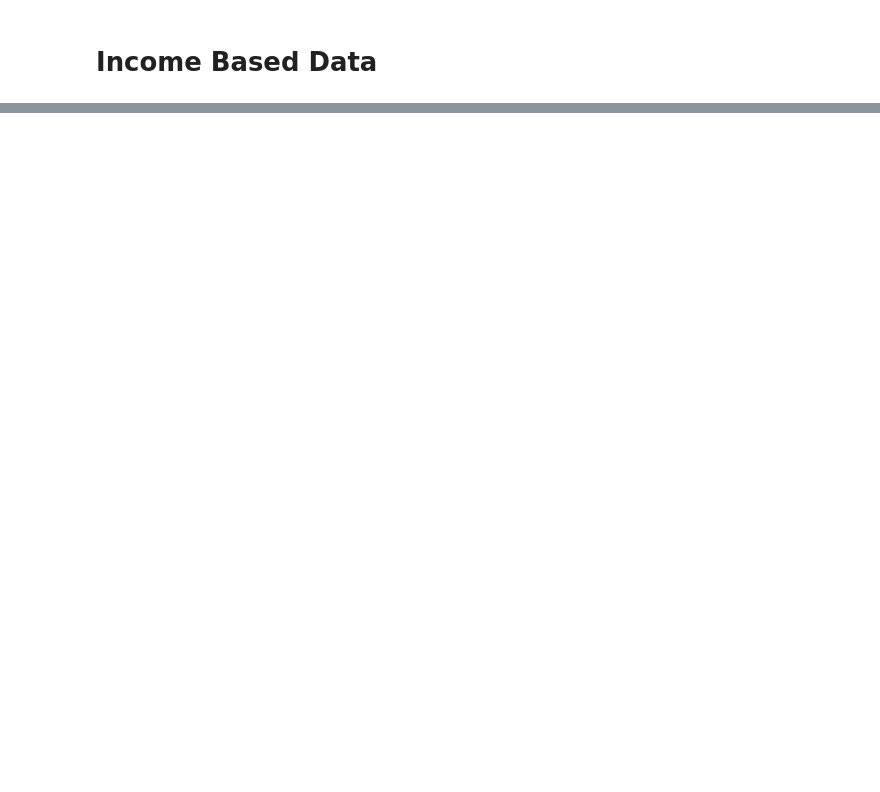
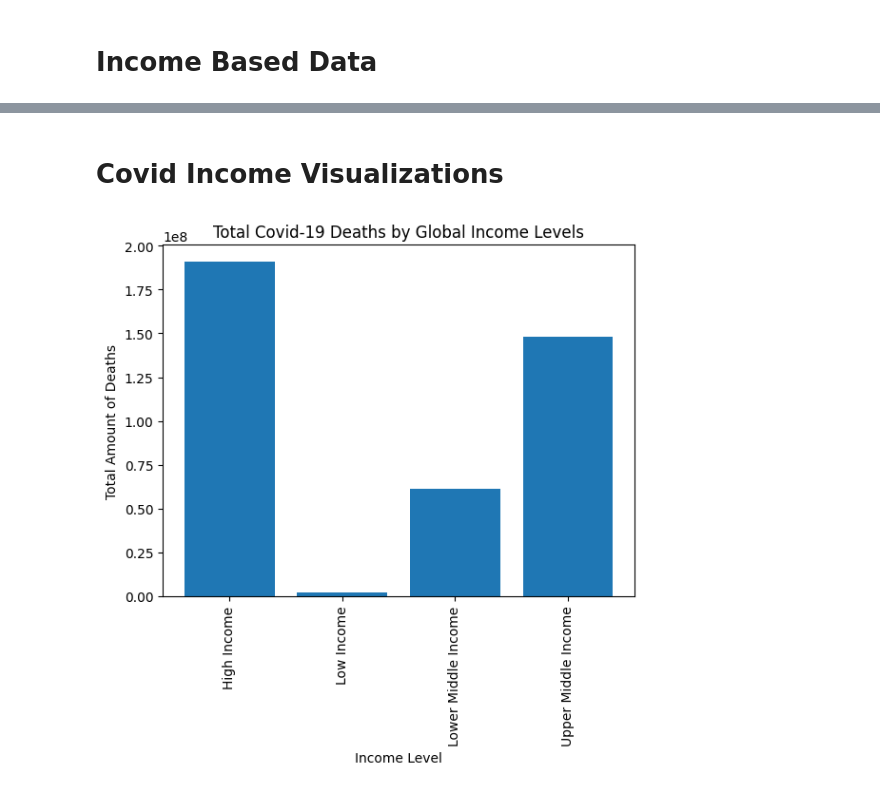
Before and after one commit to fow-jor08/Covid-19, a Jupyter notebook: Covid_19_Data_Set_Jordan_Fowler.ipynb, the cells around one changed output, grey strips where cells are left out. Saved outputs shown, nothing was run; the diff lists cells and outputs as text; code cells hidden in the pictures; blank space fills up the shorter version.

```diff
--- a/Covid_19_Data_Set_Jordan_Fowler.ipynb
+++ b/Covid_19_Data_Set_Jordan_Fowler.ipynb
@@ -131,3 +132,6 @@ covid_death_df.head()
 | Andorra | 0 | 0 | 0 | 0 | 0 | 0 | 0 | 0 | 0 | 0 | ... |
 | Angola | 0 | 0 | 0 | 0 | 0 | 0 | 0 | 0 | 0 | 0 | ... |
 5 rows × 366 columns
+# %%
+covid_death_df.rename(index={'Korea, North': 'North Korea', "Korea, South": "South Korea","Taiwan*":"Taiwan", "US":"United States"}, inplace=True)
+print(covid_death_df.head())
@@ -467,0 +342,4 @@ Zimbabwe }
+# %%
+covid_death_df["Income"]=covid_death_df.index.map(income_dict)
+death_by_income=covid_death_df.groupby("Income").sum().sum(axis=1)
+death_by_income
@@ -467,0 +366,12 @@ Zimbabwe }
+# %% [markdown]
+# Covid Income Visualizations
+# %%
+#Income vs Total Death
+plt.bar(death_by_income.index, death_by_income.values)
+plt.xlabel("Income Level")
+plt.ylabel("Total Amount of Deaths")
+plt.title("Total Covid-19 Deaths by Global Income Levels")
+plt.xticks(rotation=90)
+plt.show()
+# %% [output]
+[figure, added]
```
Also changed, not shown: parts of 25 cells of this notebook.
